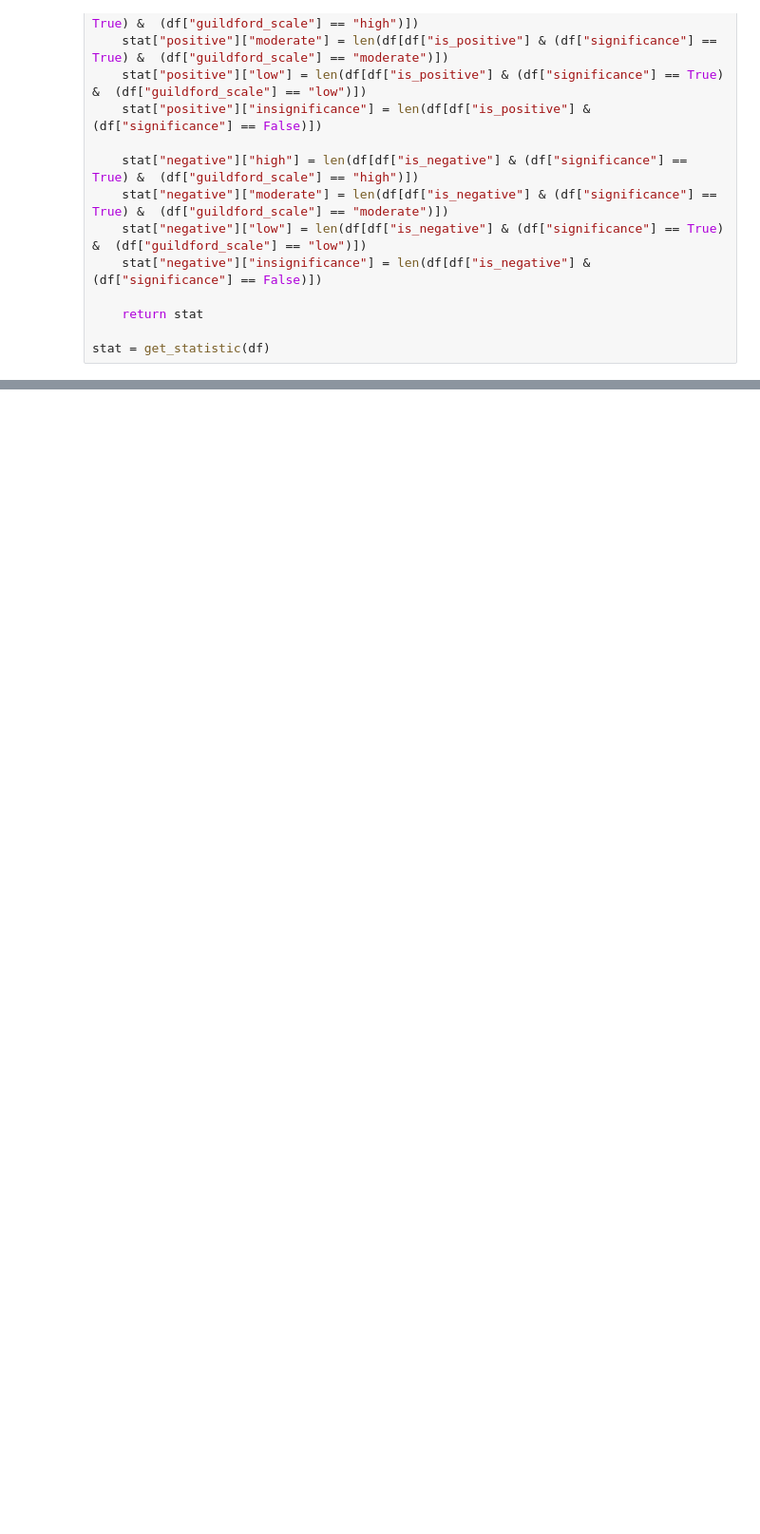
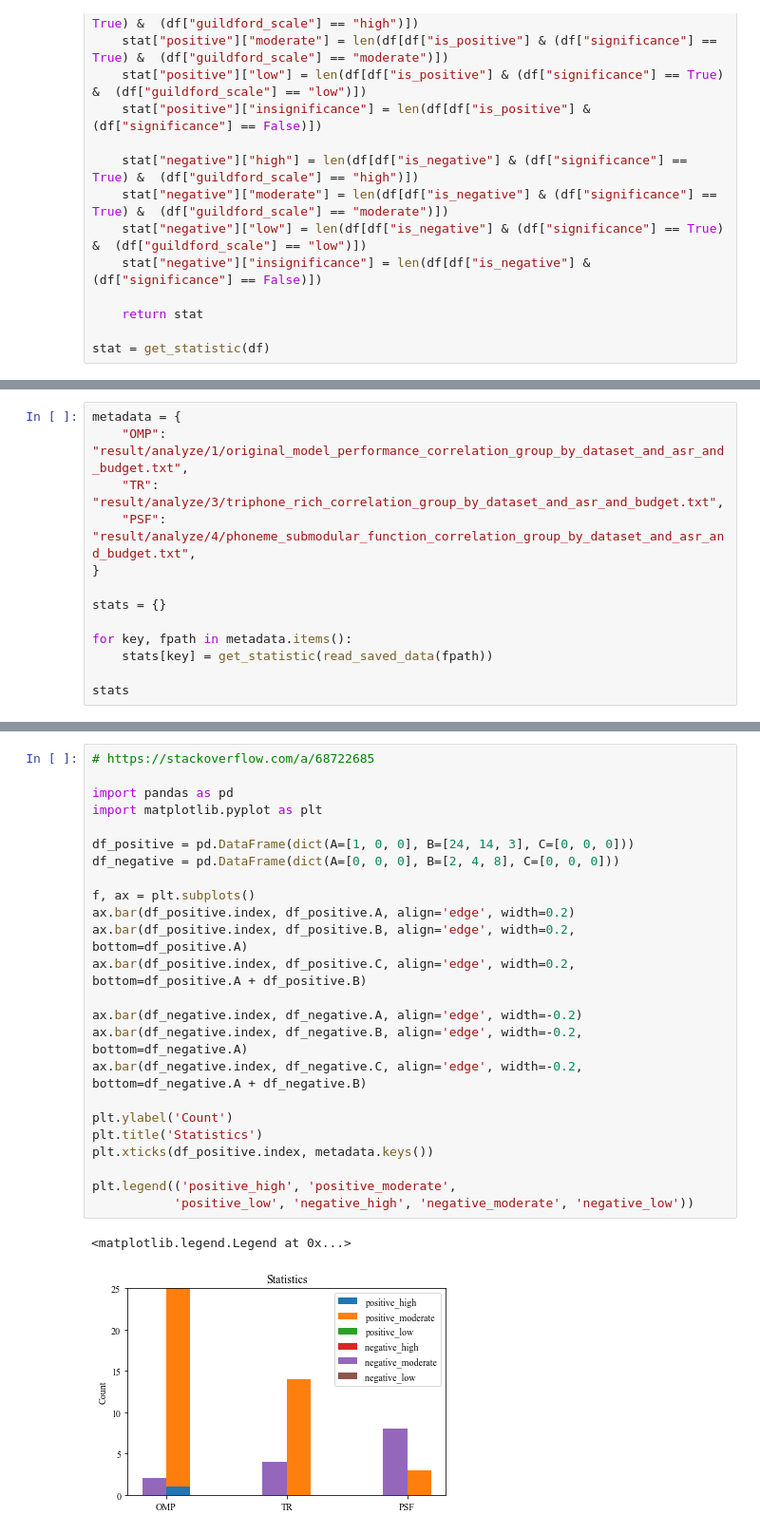
Before and after one commit to yangzhou6666/ASRProphet, a Jupyter notebook: visualization.ipynb, the cells around one changed output, grey strips where cells are left out. Shown: that part at 95% size. Saved outputs shown, nothing was run; the diff lists cells and outputs as text; blank space fills up the shorter version.

Commit message:
feat(analyze-RQ3): visualize the number of significant correlations

```diff
--- a/visualization.ipynb
+++ b/visualization.ipynb
@@ -168,0 +164,13 @@ stat
+# %%
+metadata = {
+    "OMP": "result/analyze/1/original_model_performance_correlation_group_by_dataset_and_asr_and_budget.txt",
+    "TR": "result/analyze/3/triphone_rich_correlation_group_by_dataset_and_asr_and_budget.txt",
+    "PSF": "result/analyze/4/phoneme_submodular_function_correlation_group_by_dataset_and_asr_and_budget.txt",
+}
+
+stats = {}
+
+for key, fpath in metadata.items():
+    stats[key] = get_statistic(read_saved_data(fpath))
+
+stats
@@ -168,0 +193,27 @@ stat
+# %%
+# https://stackoverflow.com/a/68722685
+
+import pandas as pd
+import matplotlib.pyplot as plt
+
+df_positive = pd.DataFrame(dict(A=[1, 0, 0], B=[24, 14, 3], C=[0, 0, 0]))
+df_negative = pd.DataFrame(dict(A=[0, 0, 0], B=[2, 4, 8], C=[0, 0, 0]))
+
+f, ax = plt.subplots()
+ax.bar(df_positive.index, df_positive.A, align='edge', width=0.2)
+ax.bar(df_positive.index, df_positive.B, align='edge', width=0.2, bottom=df_positive.A)
+ax.bar(df_positive.index, df_positive.C, align='edge', width=0.2, bottom=df_positive.A + df_positive.B)
+
+ax.bar(df_negative.index, df_negative.A, align='edge', width=-0.2)
+ax.bar(df_negative.index, df_negative.B, align='edge', width=-0.2, bottom=df_negative.A)
+ax.bar(df_negative.index, df_negative.C, align='edge', width=-0.2, bottom=df_negative.A + df_negative.B)
+
+plt.ylabel('Count')
+plt.title('Statistics')
+plt.xticks(df_positive.index, metadata.keys())
+
+plt.legend(('positive_high', 'positive_moderate',
+           'positive_low', 'negative_high', 'negative_moderate', 'negative_low'))
+# %% [output]
+<matplotlib.legend.Legend at 0x...>
+[figure, added]
```
Also changed, not shown: parts of 2 cells of this notebook.
